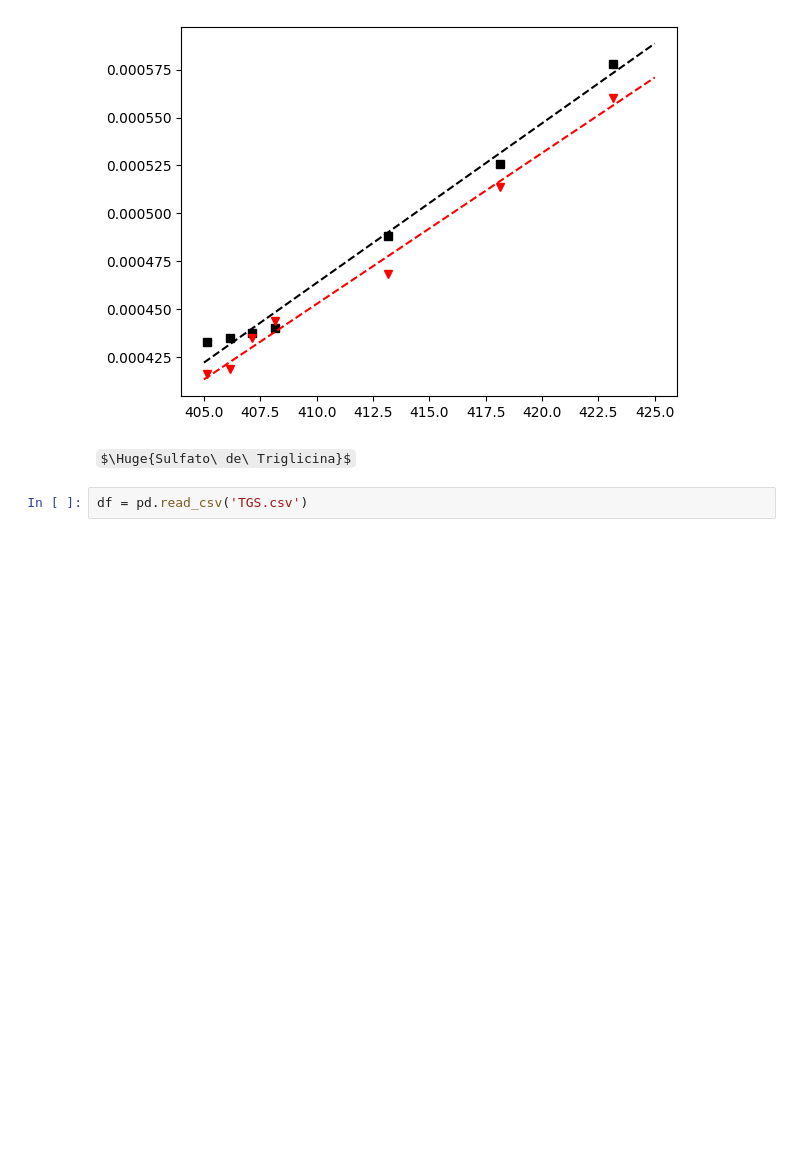
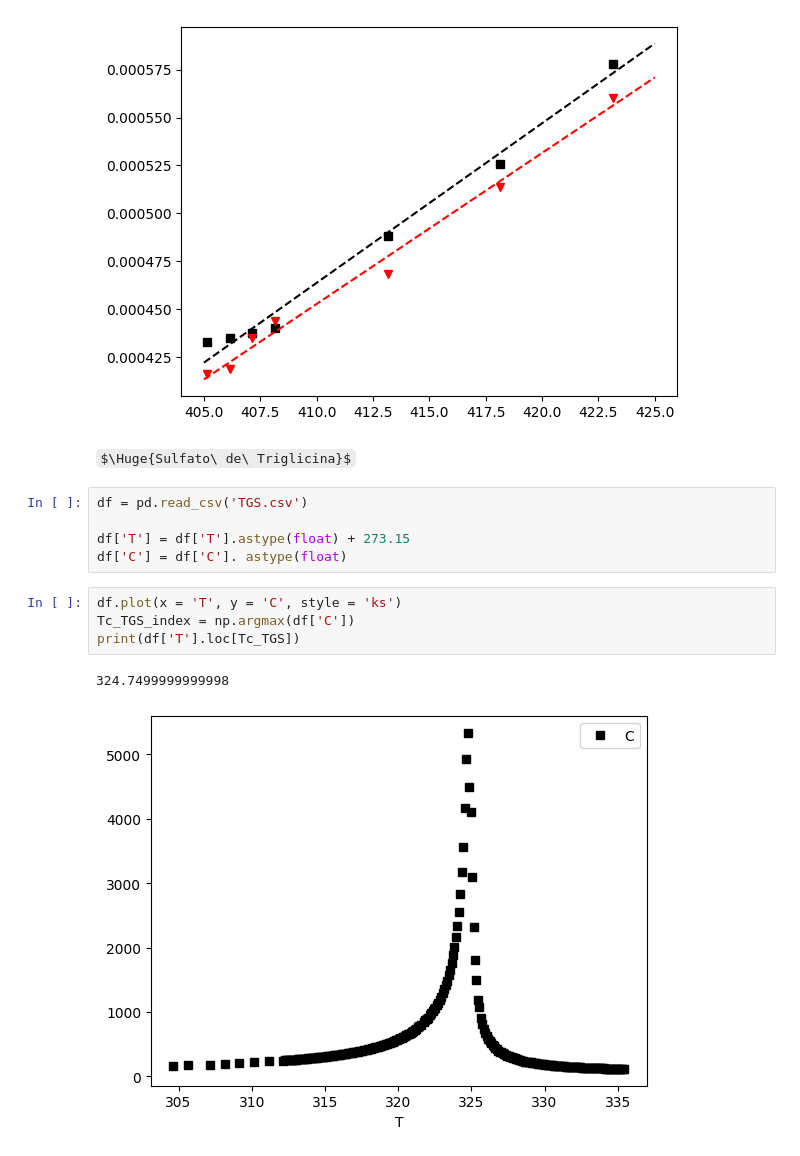
Before and after one commit to albertopeinador/FES_Curie, a Jupyter notebook: Curie.ipynb, the cells around one changed output. Saved outputs shown, nothing was run; the diff lists cells and outputs as text; some formulas as TeX source; blank space fills up the shorter version.

Commit message:
first TGS plot done

```diff
--- a/Curie.ipynb
+++ b/Curie.ipynb
@@ -183,5 +183,15 @@ plt.plot(x_fit, y_fit_B, 'r--')
 [figure]
 # %% [markdown]
 $\Huge{Sulfato\ de\ Triglicina}$
-# %%
-df = pd.read_csv('TGS.csv')
+# %%
+df = pd.read_csv('TGS.csv')
+
+df['T'] = df['T'].astype(float) + 273.15
+df['C'] = df['C']. astype(float)
+# %%
+df.plot(x = 'T', y = 'C', style = 'ks')
+Tc_TGS_index = np.argmax(df['C'])
+print(df['T'].loc[Tc_TGS])
+# %% [output]
+324.7499999999998
+[figure, added]
```
